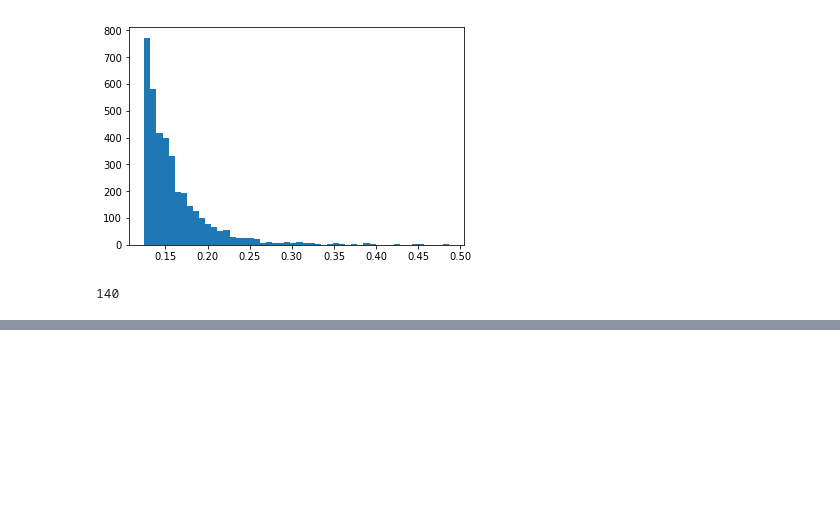
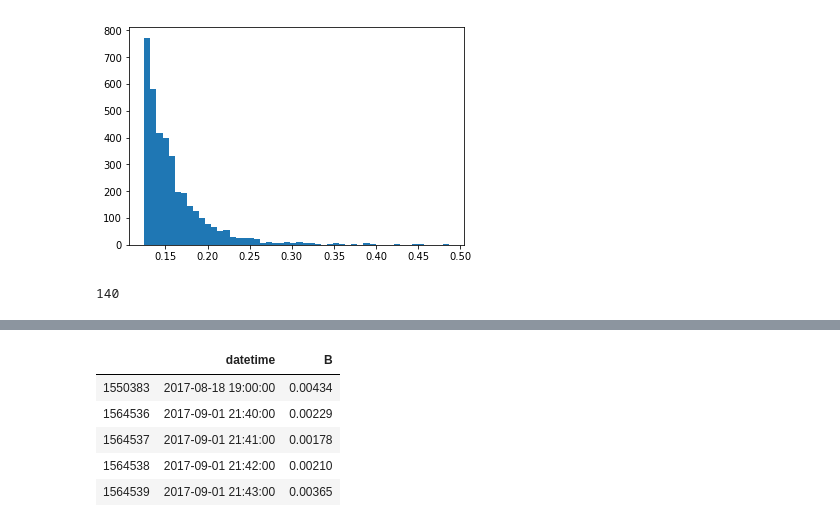
Before and after one commit to abhimanyu-jain/Magnetic-Field-Strength-Prediction, a Jupyter notebook: notebooks/Analysis.ipynb, the cells around one changed output, grey strips where cells are left out. Cells and saved outputs as stored; diff of their text form; code cells hidden in the pictures; blank space fills up the shorter version.

```diff
--- a/notebooks/Analysis.ipynb
+++ b/notebooks/Analysis.ipynb
@@ -593,0 +510,12 @@ plt.show()
+# %%
+#ARIMA
+
+df0.head()
+df0.tail()
+# %% [output]
+|  | datetime | B |
+| 1550383 | 2017-08-18 19:00:00 | 0.00434 |
+| 1564536 | 2017-09-01 21:40:00 | 0.00229 |
+| 1564537 | 2017-09-01 21:41:00 | 0.00178 |
+| 1564538 | 2017-09-01 21:42:00 | 0.00210 |
+| 1564539 | 2017-09-01 21:43:00 | 0.00365 |
```
Also changed, not shown: parts of 26 cells of this notebook, 1 other file.
